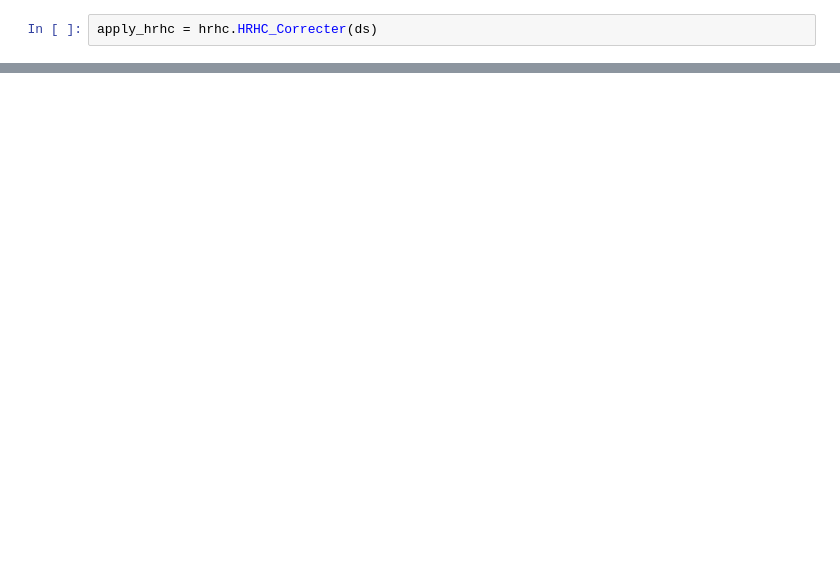
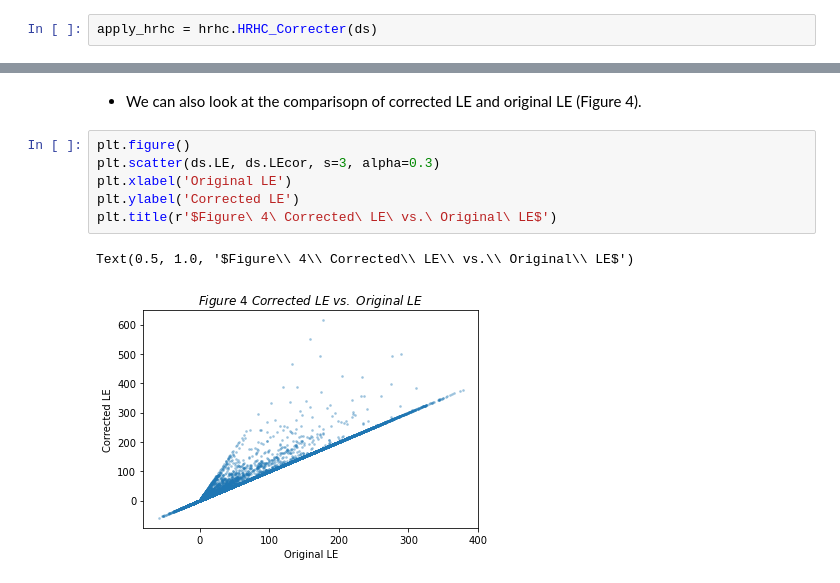
Before and after one commit to WJ714/HRHC_mpi_bgc, a Jupyter notebook: tutorial.ipynb, the cells around one changed output, grey strips where cells are left out. Saved outputs shown, nothing was run; the diff lists cells and outputs as text; blank space fills up the shorter version.

```diff
--- a/tutorial.ipynb
+++ b/tutorial.ipynb
@@ -58,0 +140,11 @@ apply_hrhc.LE_corr()
+# %% [markdown]
+- We can also look at the comparisopn of corrected LE and original LE (Figure 4).
+# %%
+plt.figure()
+plt.scatter(ds.LE, ds.LEcor, s=3, alpha=0.3)
+plt.xlabel('Original LE')
+plt.ylabel('Corrected LE')
+plt.title(r'$Figure\ 4\ Corrected\ LE\ vs.\ Original\ LE$')
+# %% [output]
+Text(0.5, 1.0, '$Figure\\ 4\\ Corrected\\ LE\\ vs.\\ Original\\ LE$')
+[figure, added]
```
Also changed, not shown: parts of 35 cells of this notebook, 6 other files.
